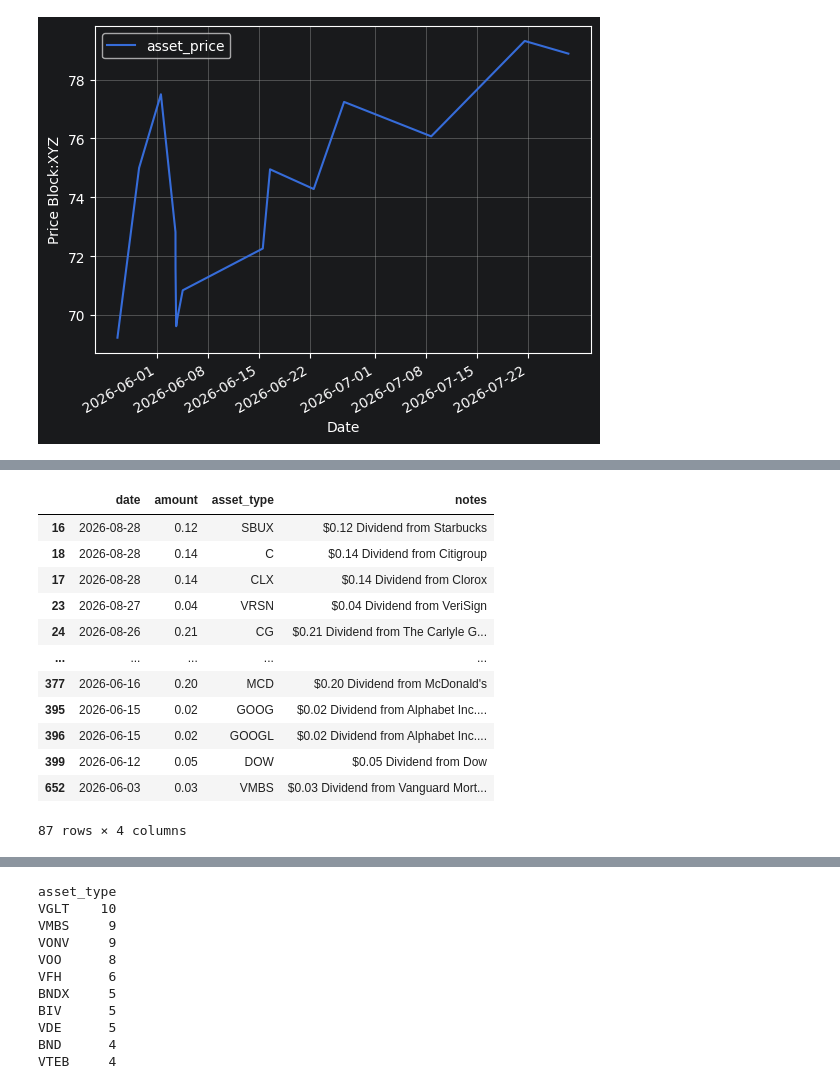
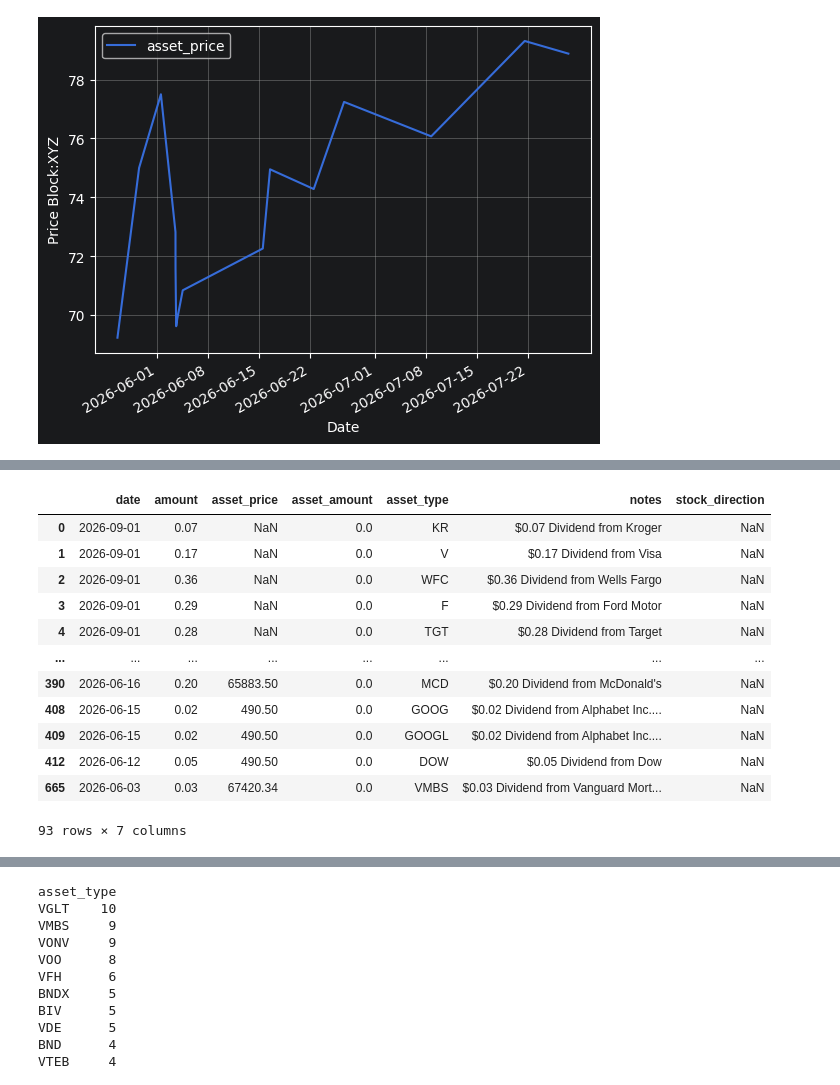
Before and after one commit to matthagy/cashapp_analysis, a Jupyter notebook: scratch0.ipynb, the cells around one changed output, grey strips where cells are left out. Cells and saved outputs as stored; diff of their text form; code cells hidden in the pictures.

```diff
--- a/scratch0.ipynb
+++ b/scratch0.ipynb
@@ -830,26 +830,29 @@ plt.grid()
 # %%
 div_data = (
-    data[data['trans_type'] == 'Stock Dividends']
-    .drop(columns=['asset_amount', 'fee', 'asset_price', 'trans_id', 'name_trans', 'account', 'currency', 'status',
+    data
+    .sort_values('date', ascending=False)
+    .assign(asset_price=lambda x: x['asset_price'].ffill())
+    .assign(stock_direction=lambda x: x['trans_type'].map(stock_amount_direction))
+    [data['trans_type'] == 'Stock Dividends']
+    .drop(columns=['fee', 'trans_id', 'name_trans', 'account', 'currency', 'status',
                    'trans_type', 'net_amount'])
     .assign(date=lambda x: x['date'].dt.date)
-    .sort_values('date', ascending=False)
 )
 div_data
 # %% [output]
-|  | date | amount | asset_type | notes |
-| 16 | 2026-08-28 | 0.12 | SBUX | $0.12 Dividend from Starbucks |
-| 18 | 2026-08-28 | 0.14 | C | $0.14 Dividend from Citigroup |
-| 17 | 2026-08-28 | 0.14 | CLX | $0.14 Dividend from Clorox |
-| 23 | 2026-08-27 | 0.04 | VRSN | $0.04 Dividend from VeriSign |
-| 24 | 2026-08-26 | 0.21 | CG | $0.21 Dividend from The Carlyle G... |
-| ... | ... | ... | ... | ... |
-| 377 | 2026-06-16 | 0.20 | MCD | $0.20 Dividend from McDonald's |
-| 395 | 2026-06-15 | 0.02 | GOOG | $0.02 Dividend from Alphabet Inc.... |
-| 396 | 2026-06-15 | 0.02 | GOOGL | $0.02 Dividend from Alphabet Inc.... |
-| 399 | 2026-06-12 | 0.05 | DOW | $0.05 Dividend from Dow |
-| 652 | 2026-06-03 | 0.03 | VMBS | $0.03 Dividend from Vanguard Mort... |
+|  | date | amount | asset_price | asset_amount | asset_type | notes | stock_direction |
+| 0 | 2026-09-01 | 0.07 | NaN | 0.0 | KR | $0.07 Dividend from Kroger | NaN |
+| 1 | 2026-09-01 | 0.17 | NaN | 0.0 | V | $0.17 Dividend from Visa | NaN |
+| 2 | 2026-09-01 | 0.36 | NaN | 0.0 | WFC | $0.36 Dividend from Wells Fargo | NaN |
+| 3 | 2026-09-01 | 0.29 | NaN | 0.0 | F | $0.29 Dividend from Ford Motor | NaN |
+| 4 | 2026-09-01 | 0.28 | NaN | 0.0 | TGT | $0.28 Dividend from Target | NaN |
+| ... | ... | ... | ... | ... | ... | ... | ... |
+| 390 | 2026-06-16 | 0.20 | 65883.50 | 0.0 | MCD | $0.20 Dividend from McDonald's | NaN |
+| 408 | 2026-06-15 | 0.02 | 490.50 | 0.0 | GOOG | $0.02 Dividend from Alphabet Inc.... | NaN |
+| 409 | 2026-06-15 | 0.02 | 490.50 | 0.0 | GOOGL | $0.02 Dividend from Alphabet Inc.... | NaN |
+| 412 | 2026-06-12 | 0.05 | 490.50 | 0.0 | DOW | $0.05 Dividend from Dow | NaN |
+| 665 | 2026-06-03 | 0.03 | 67420.34 | 0.0 | VMBS | $0.03 Dividend from Vanguard Mort... | NaN |
-87 rows × 4 columns
+93 rows × 7 columns
 # %%
 div_data['amount'].sum()
 # %% [output]
```
Also changed, not shown: parts of 61 cells of this notebook, 1 other file.
